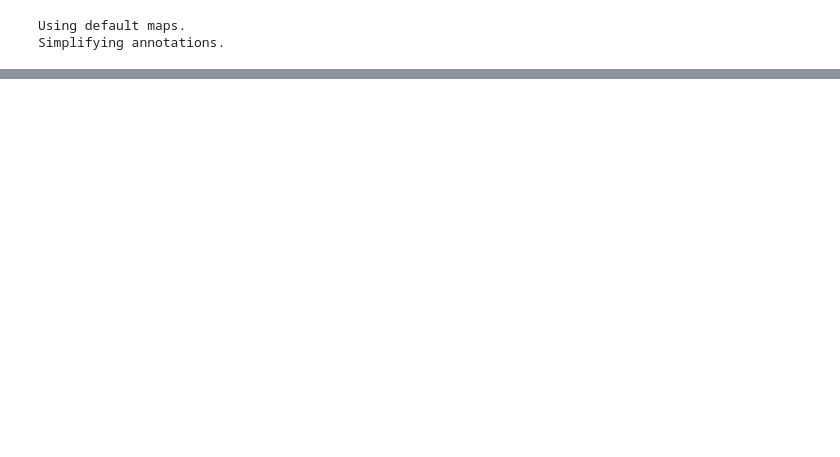
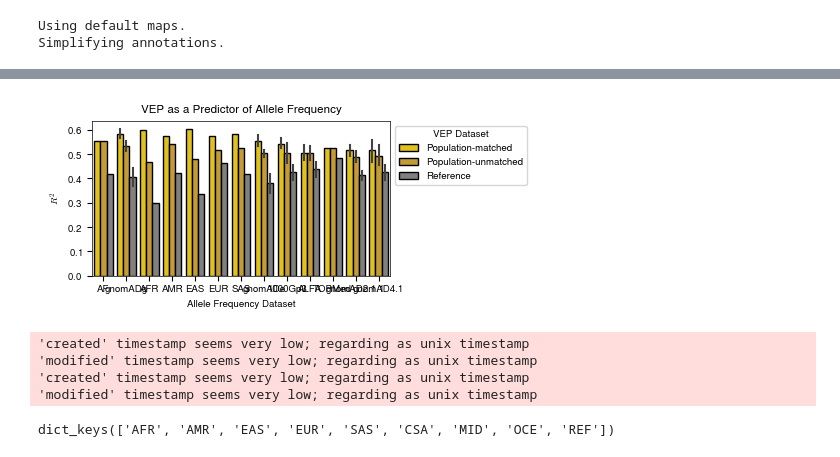
Before and after one commit to bschilder/VEP_protein, a Jupyter notebook: notebooks/ensemblVEP_annotations.ipynb, the cells around one changed output, grey strips where cells are left out. Saved outputs shown, nothing was run; the diff lists cells and outputs as text; code cells hidden in the pictures; blank space fills up the shorter version.

```diff
--- a/notebooks/ensemblVEP_annotations.ipynb
+++ b/notebooks/ensemblVEP_annotations.ipynb
@@ -488,0 +622,35 @@ utils.rasterize_figure(fig).savefig("manuscript/fig/vep_vs_af_grid.pdf", **utils
+# %%
+stats_df["af_formatted"] = stats_df["af_col"].apply(ev.to_latex_subscript)
+stats_df["af_dataset"] = stats_df["af_col"].str.split("_").str[0]
+fig = plt.figure(figsize=(5, 2.25))
+ax = sns.barplot(
+    data=stats_df,
+    x="af_dataset",
+    y="r2",
+    hue="supertitle",
+    edgecolor='black',
+    palette=["gold","goldenrod","gray"]
+)
+ax.set_xlabel("Allele Frequency Dataset")
+ax.set_ylabel("$R^2$")
+ax.set_title("VEP as a Predictor of Allele Frequency")
+# plt.xticks(rotation=45, ha='right')
+ax.legend(title="VEP Dataset", bbox_to_anchor=(1, 1), loc="upper left")
+plt.tight_layout()
+plt.show()
+
+
+fig.savefig(
+    f"manuscript/fig/vep_vs_af_barplot_{model_name}.pdf",
+    **utils.FIG_SAVE_KWARGS
+)
+# %% [output]
+[figure, added]
+'created' timestamp seems very low; regarding as unix timestamp
+'modified' timestamp seems very low; regarding as unix timestamp
+'created' timestamp seems very low; regarding as unix timestamp
+'modified' timestamp seems very low; regarding as unix timestamp
+# %%
+utils.get_superpop_palette()
+# %% [output]
+dict_keys(['AFR', 'AMR', 'EAS', 'EUR', 'SAS', 'CSA', 'MID', 'OCE', 'REF'])
```
Also changed, not shown: parts of 20 cells of this notebook, 51 other files.
